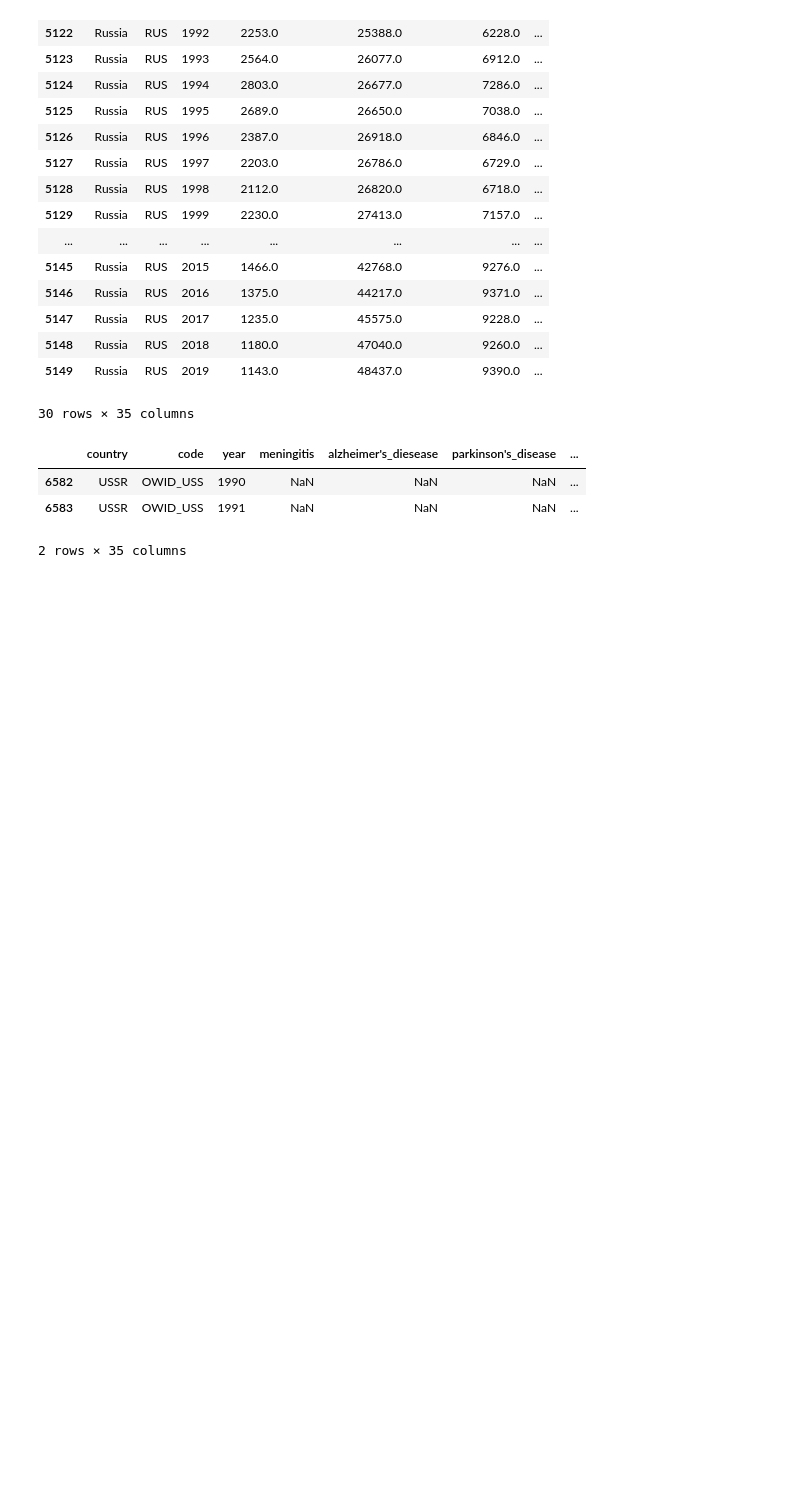
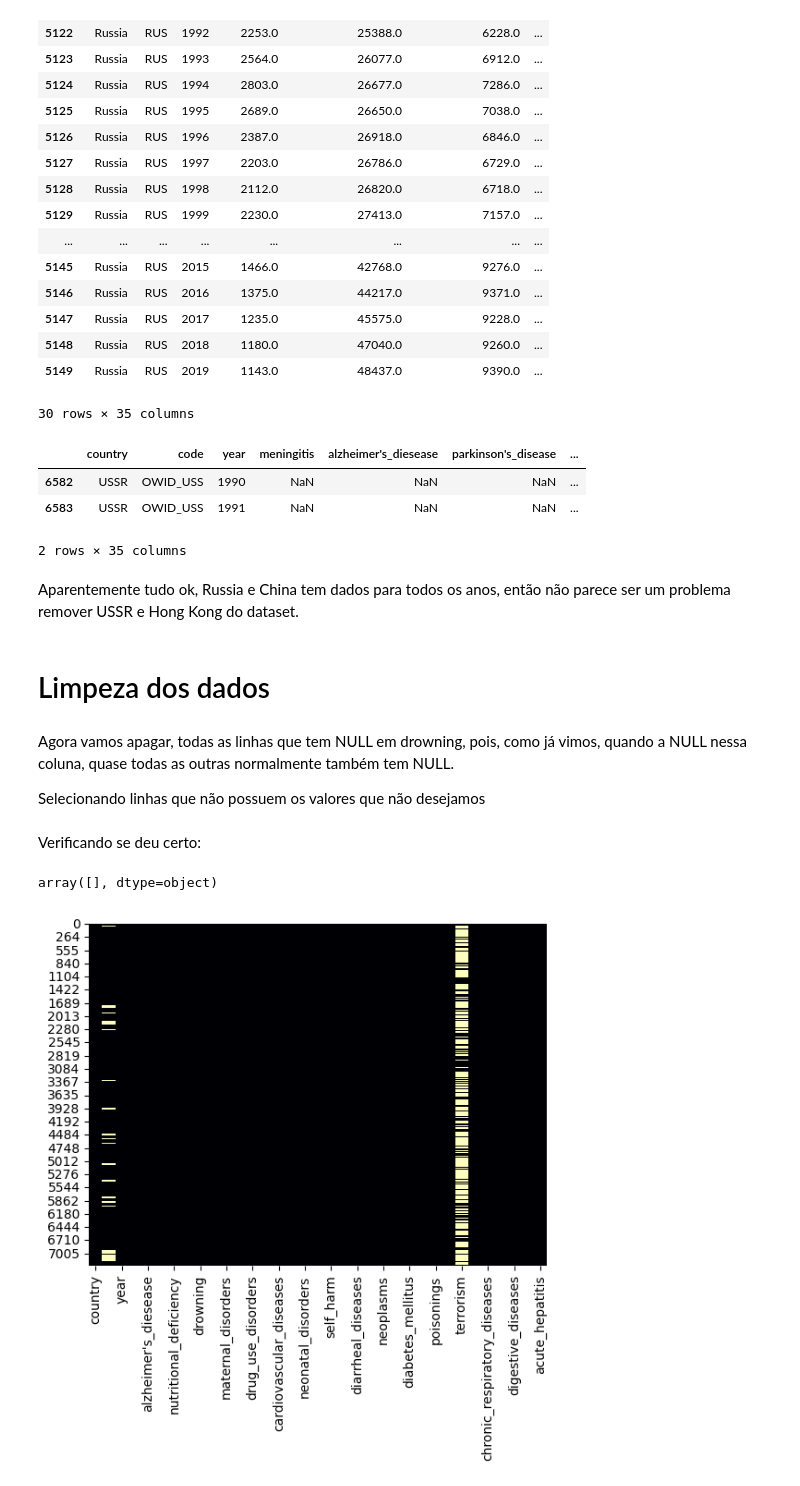
Before and after one commit to phbonamin/Analise_de_Mortalidade_Mundial-1990-2019-, a Jupyter notebook: Analise_de_Mortalidade_Mundial(1990-2019).ipynb, the cells around one changed output. Saved outputs shown, nothing was run; the diff lists cells and outputs as text; code cells hidden in the pictures; blank space fills up the shorter version.

```diff
--- a/Analise_de_Mortalidade_Mundial(1990-2019).ipynb
+++ b/Analise_de_Mortalidade_Mundial(1990-2019).ipynb
@@ -193,3 +195,24 @@ data.loc[data.country == "USSR"]
 | 6582 | USSR | OWID_USS | 1990 | NaN | NaN | NaN | ... |
 | 6583 | USSR | OWID_USS | 1991 | NaN | NaN | NaN | ... |
 2 rows × 35 columns
+# %% [markdown]
+Aparentemente tudo ok, Russia e China tem dados para todos os anos, então não parece ser um problema remover USSR e Hong Kong do dataset.
+# %% [markdown]
+# Limpeza dos dados
+# %% [markdown]
+Agora vamos apagar, todas as linhas que tem NULL em drowning, pois, como já vimos, quando a NULL nessa coluna, quase todas as outras normalmente também tem NULL.
+
+Selecionando linhas que não possuem os valores que não desejamos
+# %%
+for codeV in na_drowning:
+    data = data[data.country != codeV]
+# %% [markdown]
+Verificando se deu certo:
+# %%
+data[pd.isnull(data.drowning)].country.unique()
+# %% [output]
+array([], dtype=object)
+# %%
+_= sns.heatmap(data.isnull(),cmap = "magma",cbar = False)
+# %% [output]
+[figure, added]
```
Also changed, not shown: parts of 9 cells of this notebook.
